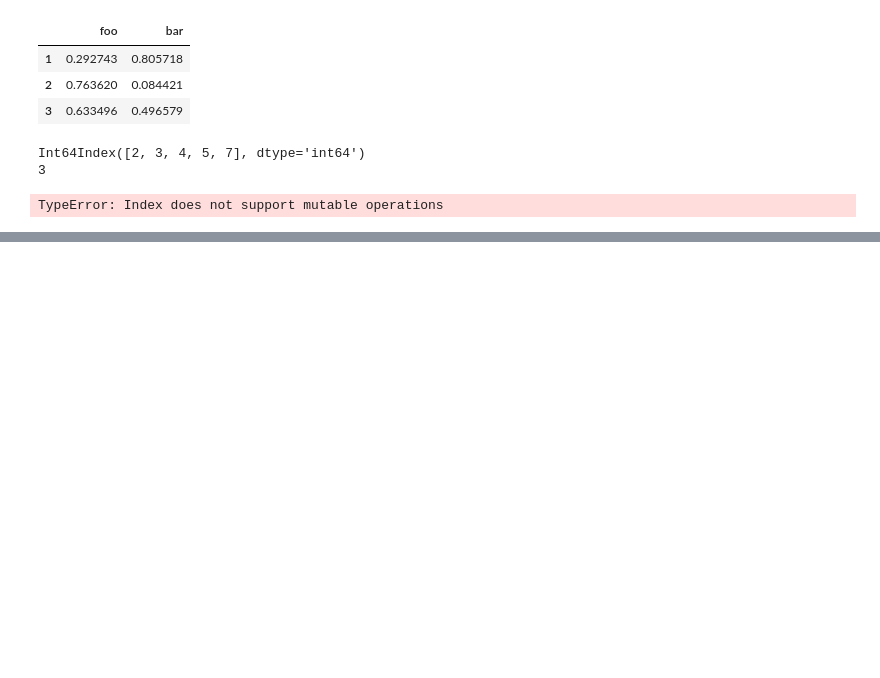
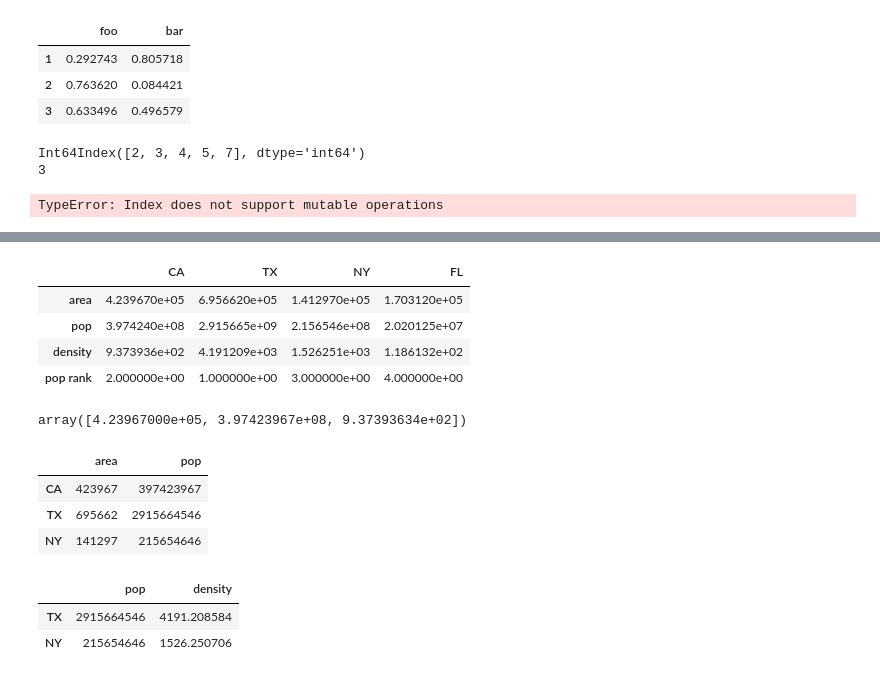
Before and after one commit to ohkjin/JupiterNotebookBrute, a Jupyter notebook: K5_Pandas.ipynb, the cells around one changed output, grey strips where cells are left out. Drawn from its saved outputs; the diff is of its cells as text; code cells hidden in the pictures; blank space fills up the shorter version.

```diff
--- a/K5_Pandas.ipynb
+++ b/K5_Pandas.ipynb
@@ -124,0 +224,27 @@ TypeError: Index does not support mutable operations
+# %%
+# DataFrame의 행과 열 바꿈
+data.T
+# %% [output]
+|  | CA | TX | NY | FL |
+| area | 4.239670e+05 | 6.956620e+05 | 1.412970e+05 | 1.703120e+05 |
+| pop | 3.974240e+08 | 2.915665e+09 | 2.156546e+08 | 2.020125e+07 |
+| density | 9.373936e+02 | 4.191209e+03 | 1.526251e+03 | 1.186132e+02 |
+| pop rank | 2.000000e+00 | 1.000000e+00 | 3.000000e+00 | 4.000000e+00 |
+# %%
+data.values[0]
+# %% [output]
+array([4.23967000e+05, 3.97423967e+08, 9.37393634e+02])
+# %%
+data.iloc[:3,:2]
+# %% [output]
+|  | area | pop |
+| CA | 423967 | 397423967 |
+| TX | 695662 | 2915664546 |
+| NY | 141297 | 215654646 |
+# %%
+#마스킹과 팬시 인덱싱 결합
+data.loc[data.density>120,['pop','density']]
+# %% [output]
+|  | pop | density |
+| TX | 2915664546 | 4191.208584 |
+| NY | 215654646 | 1526.250706 |
```
Also changed, not shown: parts of 64 cells of this notebook.
